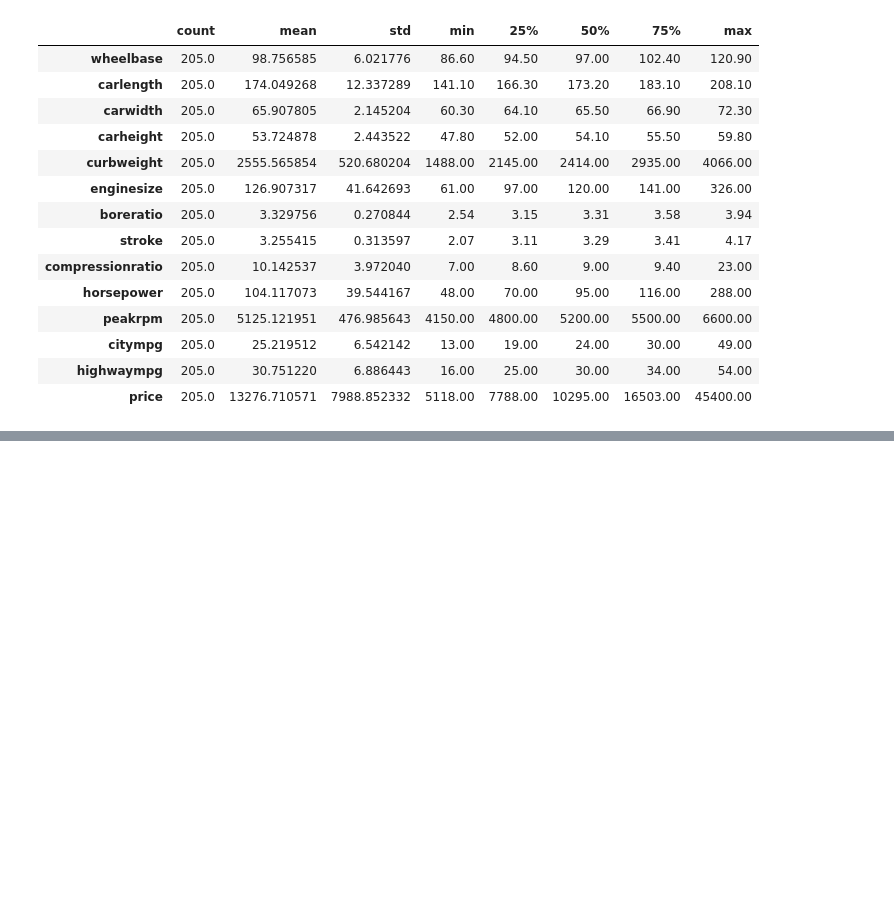
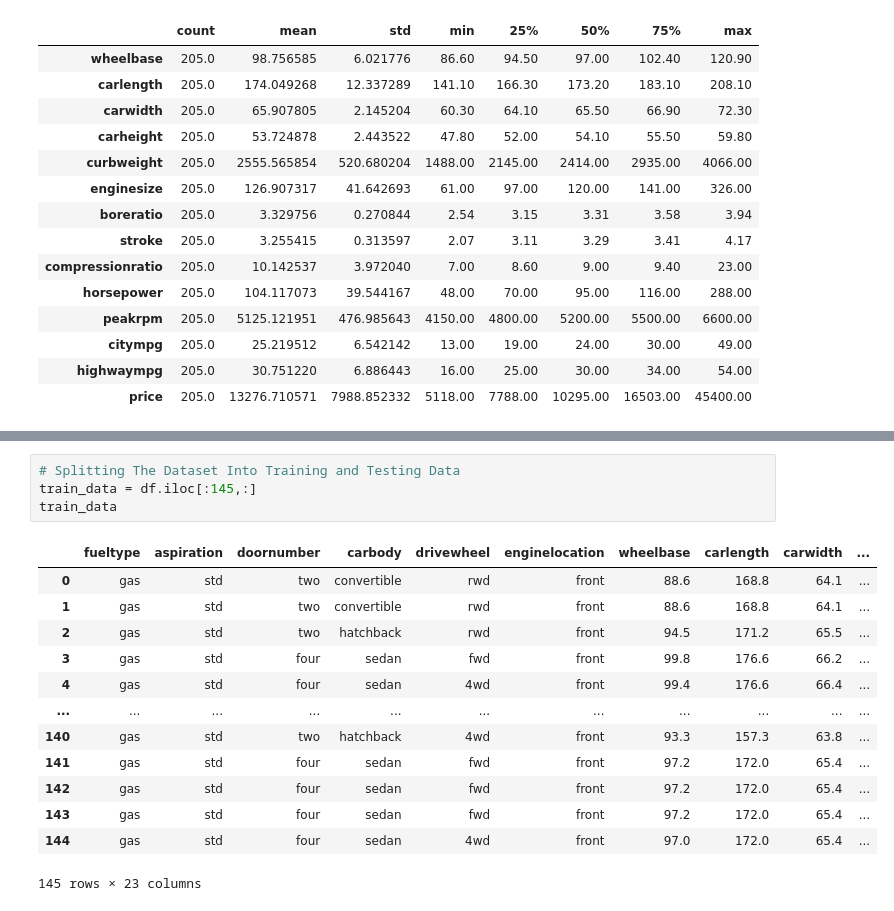
Before and after one commit to SyedHuzaifa007/PIAIC-Deep-Learning-Assignment, a Jupyter notebook: Car_Price_Prediction_assignment.ipynb, the cells around one changed output, grey strips where cells are left out. Cells and saved outputs as stored; diff of their text form; blank space fills up the shorter version.

```diff
--- a/Car_Price_Prediction_assignment.ipynb
+++ b/Car_Price_Prediction_assignment.ipynb
@@ -237,0 +136,18 @@ Test Accuracy: 0.016129031777381897
+# %%
+# Splitting The Dataset Into Training and Testing Data
+train_data = df.iloc[:145,:]
+train_data
+# %% [output]
+|  | fueltype | aspiration | doornumber | carbody | drivewheel | enginelocation | wheelbase | carlength | carwidth | ... |
+| 0 | gas | std | two | convertible | rwd | front | 88.6 | 168.8 | 64.1 | ... |
+| 1 | gas | std | two | convertible | rwd | front | 88.6 | 168.8 | 64.1 | ... |
+| 2 | gas | std | two | hatchback | rwd | front | 94.5 | 171.2 | 65.5 | ... |
+| 3 | gas | std | four | sedan | fwd | front | 99.8 | 176.6 | 66.2 | ... |
+| 4 | gas | std | four | sedan | 4wd | front | 99.4 | 176.6 | 66.4 | ... |
+| ... | ... | ... | ... | ... | ... | ... | ... | ... | ... | ... |
+| 140 | gas | std | two | hatchback | 4wd | front | 93.3 | 157.3 | 63.8 | ... |
+| 141 | gas | std | four | sedan | fwd | front | 97.2 | 172.0 | 65.4 | ... |
+| 142 | gas | std | four | sedan | fwd | front | 97.2 | 172.0 | 65.4 | ... |
+| 143 | gas | std | four | sedan | fwd | front | 97.2 | 172.0 | 65.4 | ... |
+| 144 | gas | std | four | sedan | 4wd | front | 97.0 | 172.0 | 65.4 | ... |
+145 rows × 23 columns
```
Also changed, not shown: parts of 18 cells of this notebook.
